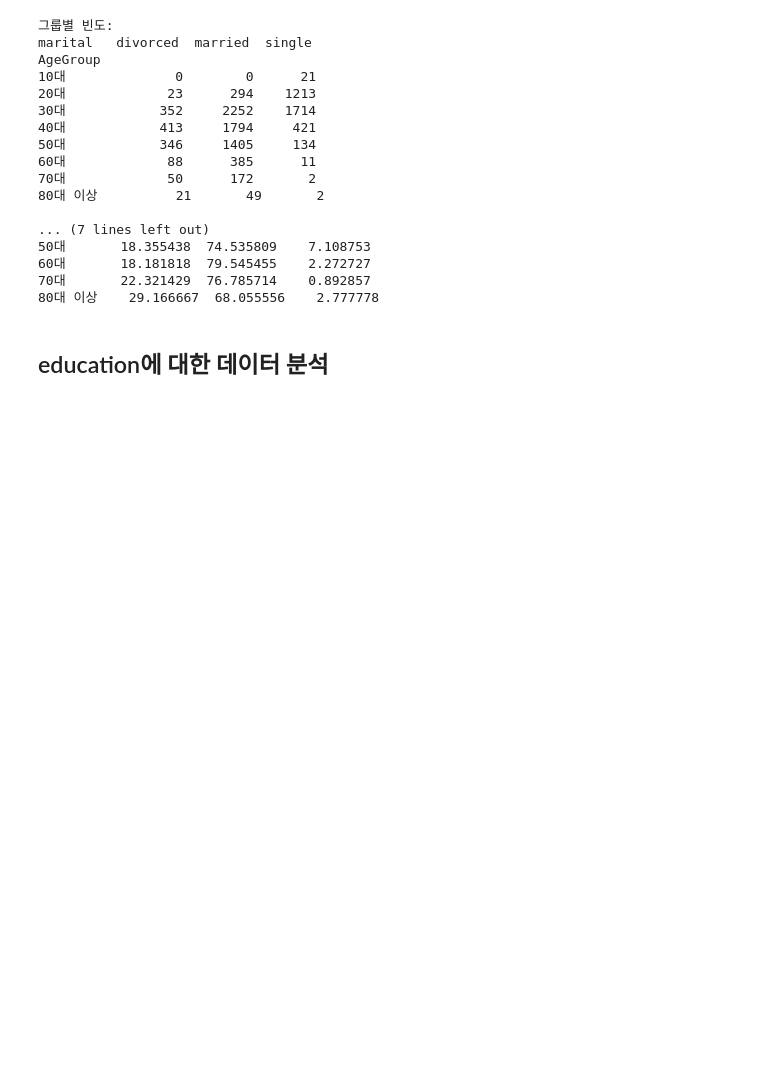
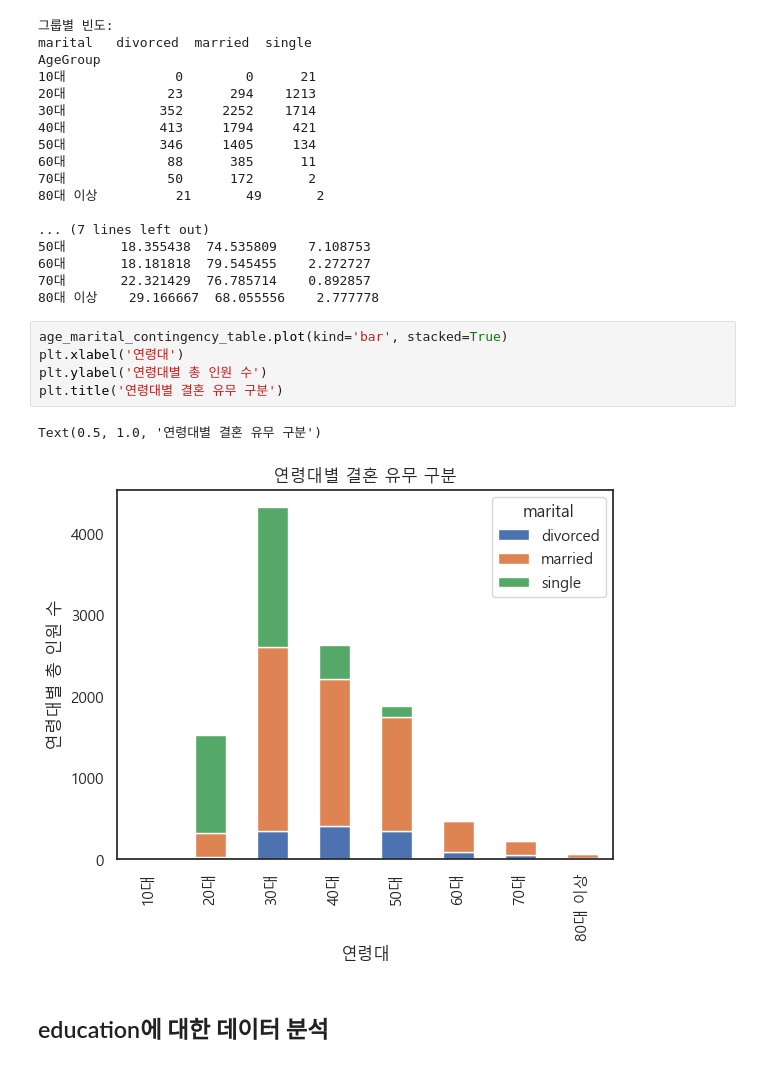
Before and after one commit to HuiseongK/Bank, a Jupyter notebook: bank..ipynb, the cells around one changed output. Cells and saved outputs as stored; diff of their text form; blank space fills up the shorter version.

```diff
--- a/bank..ipynb
+++ b/bank..ipynb
@@ -495,6 +489,14 @@ AgeGroup
 60대       18.181818  79.545455    2.272727
 70대       22.321429  76.785714    0.892857
 80대 이상    29.166667  68.055556    2.777778
+# %%
+age_marital_contingency_table.plot(kind='bar', stacked=True)
+plt.xlabel('연령대')
+plt.ylabel('연령대별 총 인원 수')
+plt.title('연령대별 결혼 유무 구분')
+# %% [output]
+Text(0.5, 1.0, '연령대별 결혼 유무 구분')
+[figure, added]
 # %% [markdown]
 ## education에 대한 데이터 분석
 # %%
```
Also changed, not shown: parts of 2 cells of this notebook.
